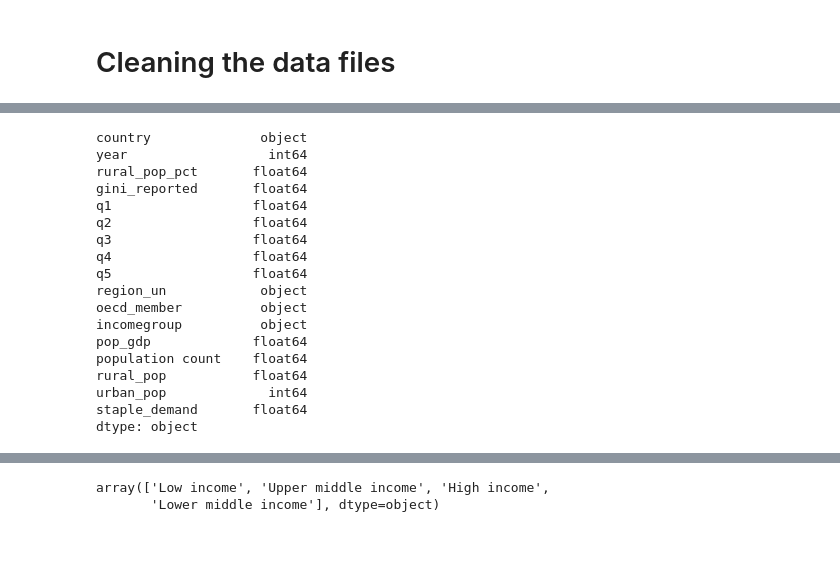
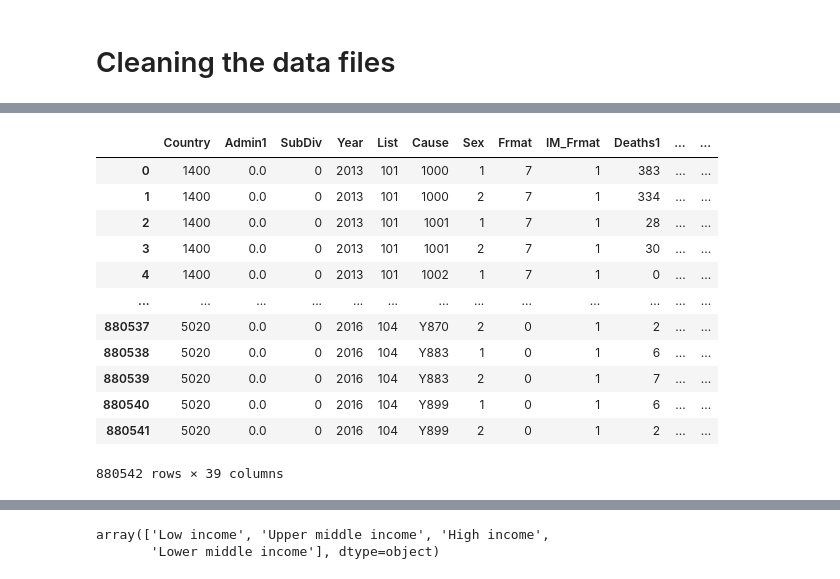
Before and after one commit to feLLpe04/Project3, a Jupyter notebook: reading_files_cleaning.ipynb, the cells around one changed output, grey strips where cells are left out. Drawn from its saved outputs; the diff is of its cells as text; code cells hidden in the pictures; blank space fills up the shorter version.

```diff
--- a/reading_files_cleaning.ipynb
+++ b/reading_files_cleaning.ipynb
@@ -242,22 +184,28 @@ global_income_cleaned_df
-# %%
-# Get the data types for each column
-global_income_cleaned_df.dtypes
-# %% [output]
-country              object
-year                  int64
-rural_pop_pct       float64
-gini_reported       float64
-q1                  float64
-q2                  float64
-q3                  float64
-q4                  float64
-q5                  float64
-region_un            object
-oecd_member          object
-incomegroup          object
-pop_gdp             float64
-population count    float64
-rural_pop           float64
-urban_pop             int64
-staple_demand       float64
-dtype: object
+# %%
+# Replacing the NaN value with 0 in morticd10_part4_df
+morticd10_part4_cols_wo_nan_df = morticd10_part4_df.fillna( {'Admin1' : 0 , 'SubDiv' : 0 ,
+                                                 'Deaths2' : 0, 'Deaths3' : 0 , 'Deaths4' : 0,
+                                                 'Deaths5' : 0 , 'Deaths6' : 0, 'Deaths7' : 0,
+                                                 'Deaths8' : 0 , 'Deaths9' : 0, 'Deaths10': 0,
+                                                 'Deaths11' : 0, 'Deaths12': 0, 'Deaths13' : 0,
+                                                 'Deaths14' : 0, 'Deaths15' : 0, 'Deaths16' :0,
+                                                 'Deaths17' : 0, 'Deaths18' : 0, 'Deaths19' : 0,
+                                                 'Deaths20' :0, 'Deaths21' : 0, 'Deaths22' : 0,
+                                                 'Deaths23' : 0, 'Deaths24' : 0, 'Deaths25' : 0,
+                                                 'Deaths26' : 0, 'IM_Deaths1' : 0, 'IM_Deaths2' : 0,
+                                                 'IM_Deaths3' : 0, 'IM_Deaths4' : 0 } )
+morticd10_part4_cols_wo_nan_df
+# %% [output]
+|  | Country | Admin1 | SubDiv | Year | List | Cause | Sex | Frmat | IM_Frmat | Deaths1 | ... | ... |
+| 0 | 1400 | 0.0 | 0 | 2013 | 101 | 1000 | 1 | 7 | 1 | 383 | ... | ... |
+| 1 | 1400 | 0.0 | 0 | 2013 | 101 | 1000 | 2 | 7 | 1 | 334 | ... | ... |
+| 2 | 1400 | 0.0 | 0 | 2013 | 101 | 1001 | 1 | 7 | 1 | 28 | ... | ... |
+| 3 | 1400 | 0.0 | 0 | 2013 | 101 | 1001 | 2 | 7 | 1 | 30 | ... | ... |
+| 4 | 1400 | 0.0 | 0 | 2013 | 101 | 1002 | 1 | 7 | 1 | 0 | ... | ... |
+| ... | ... | ... | ... | ... | ... | ... | ... | ... | ... | ... | ... | ... |
+| 880537 | 5020 | 0.0 | 0 | 2016 | 104 | Y870 | 2 | 0 | 1 | 2 | ... | ... |
+| 880538 | 5020 | 0.0 | 0 | 2016 | 104 | Y883 | 1 | 0 | 1 | 6 | ... | ... |
+| 880539 | 5020 | 0.0 | 0 | 2016 | 104 | Y883 | 2 | 0 | 1 | 7 | ... | ... |
+| 880540 | 5020 | 0.0 | 0 | 2016 | 104 | Y899 | 1 | 0 | 1 | 6 | ... | ... |
+| 880541 | 5020 | 0.0 | 0 | 2016 | 104 | Y899 | 2 | 0 | 1 | 2 | ... | ... |
+880542 rows × 39 columns
```
Also changed, not shown: parts of 37 cells of this notebook.
